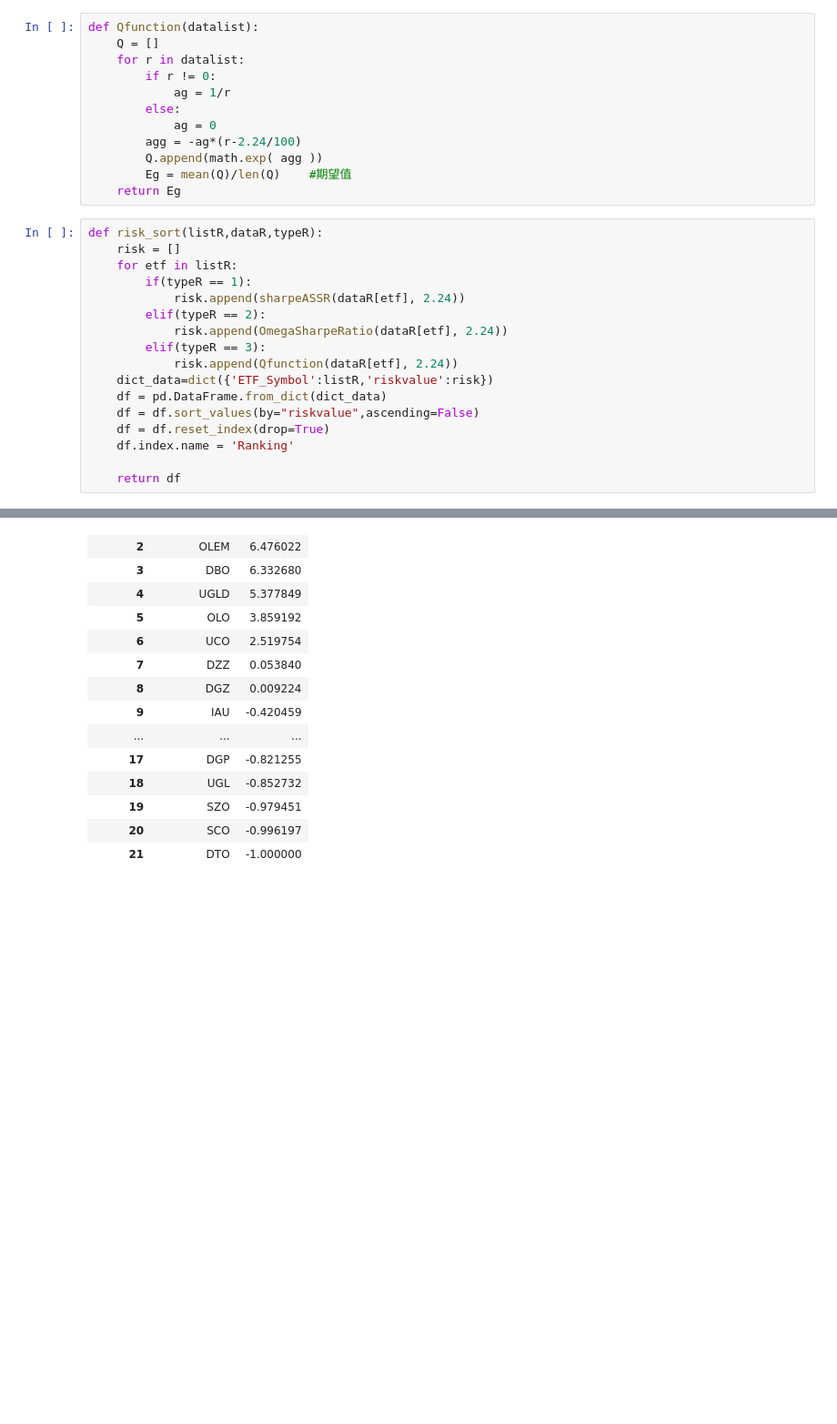
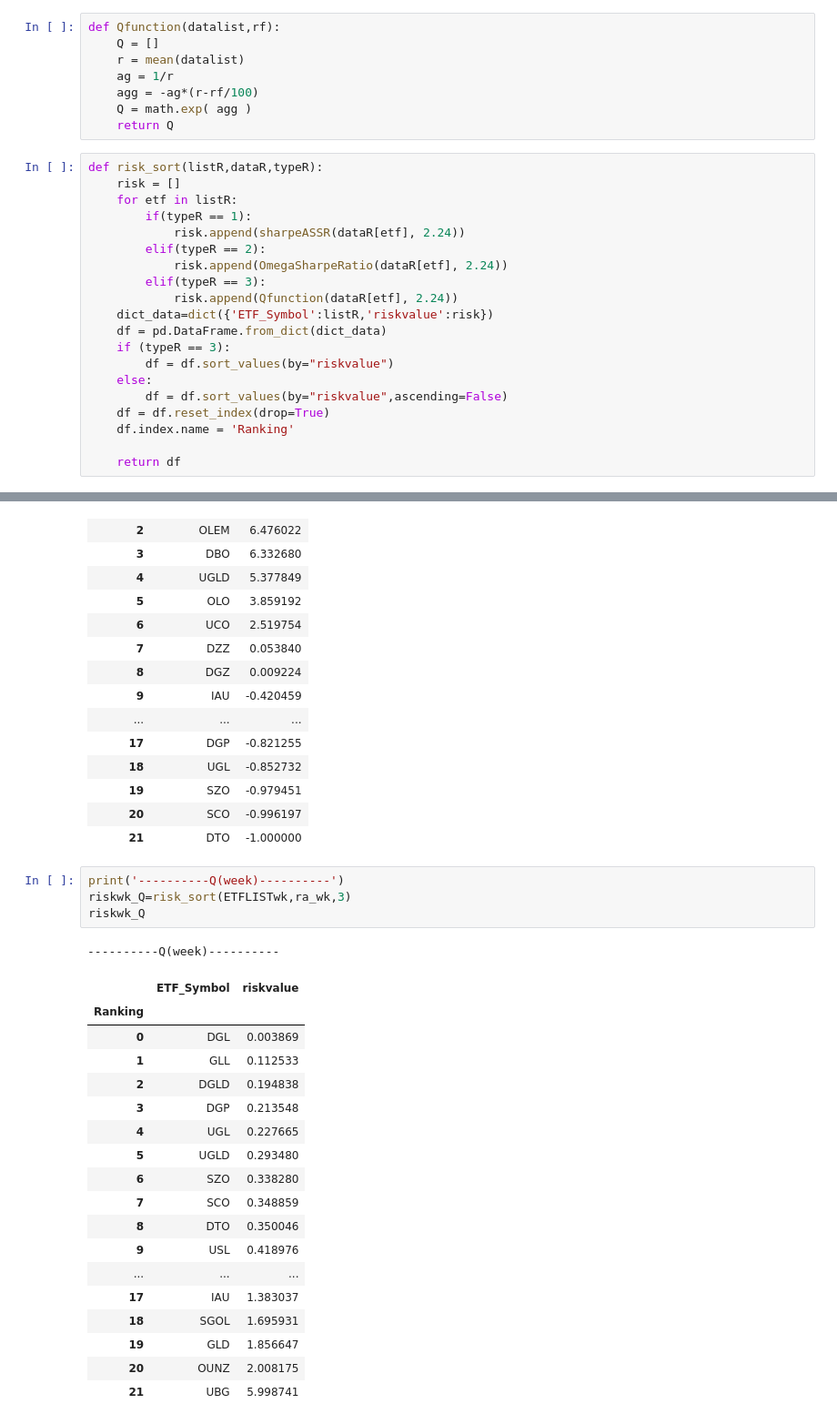
Before and after one commit to syuan0624/FinTech, a Jupyter notebook: HW4/ETF_riskiness.ipynb, the cells around one changed output, grey strips where cells are left out. Shown: that part at 91% size. Saved outputs shown, nothing was run; the diff lists cells and outputs as text; blank space fills up the shorter version.

```diff
--- a/HW4/ETF_riskiness.ipynb
+++ b/HW4/ETF_riskiness.ipynb
@@ -223,17 +220,13 @@ def OmegaSharpeRatio(R, L):
 
     return OmegaRatio
 # %%
-def Qfunction(datalist):
+def Qfunction(datalist,rf):
     Q = []
-    for r in datalist:
-        if r != 0:
-            ag = 1/r
-        else:
-            ag = 0
-        agg = -ag*(r-2.24/100)
-        Q.append(math.exp( agg ))
-        Eg = mean(Q)/len(Q)    #期望值
-    return Eg
+    r = mean(datalist)
+    ag = 1/r
+    agg = -ag*(r-rf/100)
+    Q = math.exp( agg )
+    return Q
 # %%
 def risk_sort(listR,dataR,typeR):
     risk = []
@@ -246,7 +239,10 @@ def risk_sort(listR,dataR,typeR):
             risk.append(Qfunction(dataR[etf], 2.24))
     dict_data=dict({'ETF_Symbol':listR,'riskvalue':risk})
     df = pd.DataFrame.from_dict(dict_data)
-    df = df.sort_values(by="riskvalue",ascending=False)
+    if (typeR == 3):
+        df = df.sort_values(by="riskvalue")
+    else:
+        df = df.sort_values(by="riskvalue",ascending=False)
     df = df.reset_index(drop=True)
     df.index.name = 'Ranking'
 
@@ -347,3 +343,27 @@ riskmo_Omega
 | 19 | SZO | -0.979451 |
 | 20 | SCO | -0.996197 |
 | 21 | DTO | -1.000000 |
+# %%
+print('----------Q(week)----------')
+riskwk_Q=risk_sort(ETFLISTwk,ra_wk,3)
+riskwk_Q
+# %% [output]
+----------Q(week)----------
+|  | ETF_Symbol | riskvalue |
+| Ranking |  |  |
+| 0 | DGL | 0.003869 |
+| 1 | GLL | 0.112533 |
+| 2 | DGLD | 0.194838 |
+| 3 | DGP | 0.213548 |
+| 4 | UGL | 0.227665 |
+| 5 | UGLD | 0.293480 |
+| 6 | SZO | 0.338280 |
+| 7 | SCO | 0.348859 |
+| 8 | DTO | 0.350046 |
+| 9 | USL | 0.418976 |
+| ... | ... | ... |
+| 17 | IAU | 1.383037 |
+| 18 | SGOL | 1.695931 |
+| 19 | GLD | 1.856647 |
+| 20 | OUNZ | 2.008175 |
+| 21 | UBG | 5.998741 |
```
Also changed, not shown: parts of 4 cells of this notebook.
